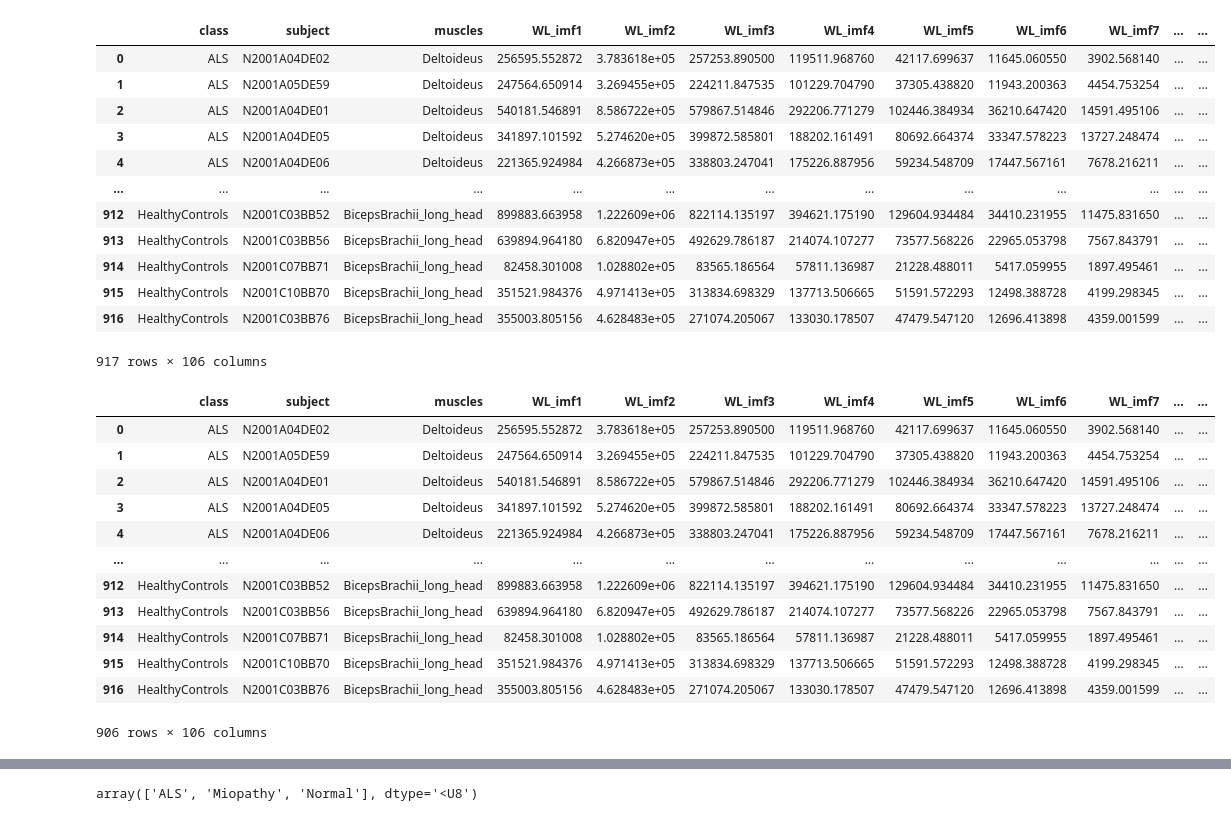
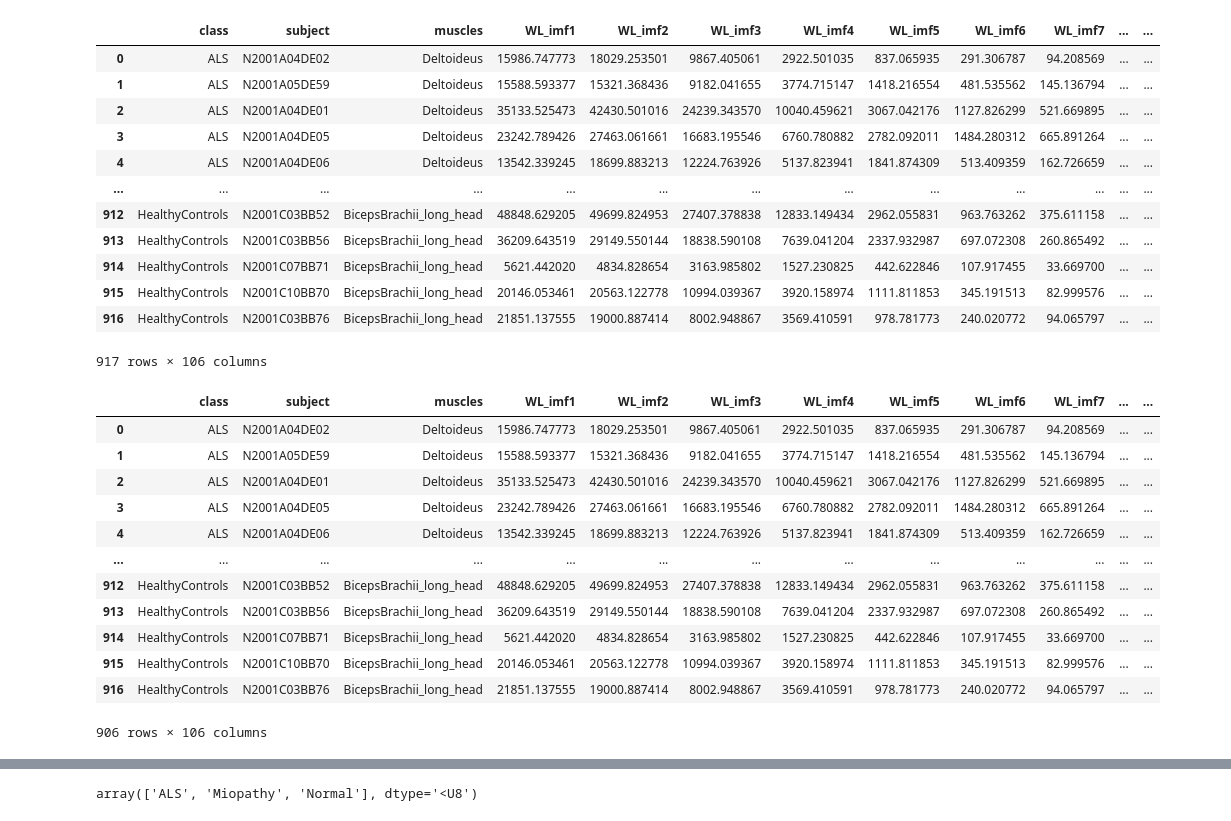
Before and after one commit to pabloreyesrobles/seminario-ipd477, a Jupyter notebook: ulda_reduction.ipynb, the cells around one changed output, grey strips where cells are left out. Saved outputs shown, nothing was run; the diff lists cells and outputs as text; code cells hidden in the pictures.

```diff
--- a/ulda_reduction.ipynb
+++ b/ulda_reduction.ipynb
@@ -4,21 +4,21 @@ import numpy as np
 import matplotlib.pyplot as plt
 from ulda import ulda, ulda_feature_reduction
 # %%
-df = pd.read_csv('_features.csv', index_col=0)
+df = pd.read_csv('features.csv', index_col=0)
 df
 # %% [output]
 |  | class | subject | muscles | WL_imf1 | WL_imf2 | WL_imf3 | WL_imf4 | WL_imf5 | WL_imf6 | WL_imf7 | ... | ... |
-| 0 | ALS | N2001A04DE02 | Deltoideus | 256595.552872 | 3.783618e+05 | 257253.890500 | 119511.968760 | 42117.699637 | 11645.060550 | 3902.568140 | ... | ... |
-| 1 | ALS | N2001A05DE59 | Deltoideus | 247564.650914 | 3.269455e+05 | 224211.847535 | 101229.704790 | 37305.438820 | 11943.200363 | 4454.753254 | ... | ... |
-| 2 | ALS | N2001A04DE01 | Deltoideus | 540181.546891 | 8.586722e+05 | 579867.514846 | 292206.771279 | 102446.384934 | 36210.647420 | 14591.495106 | ... | ... |
-| 3 | ALS | N2001A04DE05 | Deltoideus | 341897.101592 | 5.274620e+05 | 399872.585801 | 188202.161491 | 80692.664374 | 33347.578223 | 13727.248474 | ... | ... |
-| 4 | ALS | N2001A04DE06 | Deltoideus | 221365.924984 | 4.266873e+05 | 338803.247041 | 175226.887956 | 59234.548709 | 17447.567161 | 7678.216211 | ... | ... |
+| 0 | ALS | N2001A04DE02 | Deltoideus | 15986.747773 | 18029.253501 | 9867.405061 | 2922.501035 | 837.065935 | 291.306787 | 94.208569 | ... | ... |
+| 1 | ALS | N2001A05DE59 | Deltoideus | 15588.593377 | 15321.368436 | 9182.041655 | 3774.715147 | 1418.216554 | 481.535562 | 145.136794 | ... | ... |
+| 2 | ALS | N2001A04DE01 | Deltoideus | 35133.525473 | 42430.501016 | 24239.343570 | 10040.459621 | 3067.042176 | 1127.826299 | 521.669895 | ... | ... |
+| 3 | ALS | N2001A04DE05 | Deltoideus | 23242.789426 | 27463.061661 | 16683.195546 | 6760.780882 | 2782.092011 | 1484.280312 | 665.891264 | ... | ... |
+| 4 | ALS | N2001A04DE06 | Deltoideus | 13542.339245 | 18699.883213 | 12224.763926 | 5137.823941 | 1841.874309 | 513.409359 | 162.726659 | ... | ... |
 | ... | ... | ... | ... | ... | ... | ... | ... | ... | ... | ... | ... | ... |
-| 912 | HealthyControls | N2001C03BB52 | BicepsBrachii_long_head | 899883.663958 | 1.222609e+06 | 822114.135197 | 394621.175190 | 129604.934484 | 34410.231955 | 11475.831650 | ... | ... |
-| 913 | HealthyControls | N2001C03BB56 | BicepsBrachii_long_head | 639894.964180 | 6.820947e+05 | 492629.786187 | 214074.107277 | 73577.568226 | 22965.053798 | 7567.843791 | ... | ... |
-| 914 | HealthyControls | N2001C07BB71 | BicepsBrachii_long_head | 82458.301008 | 1.028802e+05 | 83565.186564 | 57811.136987 | 21228.488011 | 5417.059955 | 1897.495461 | ... | ... |
-| 915 | HealthyControls | N2001C10BB70 | BicepsBrachii_long_head | 351521.984376 | 4.971413e+05 | 313834.698329 | 137713.506665 | 51591.572293 | 12498.388728 | 4199.298345 | ... | ... |
-| 916 | HealthyControls | N2001C03BB76 | BicepsBrachii_long_head | 355003.805156 | 4.628483e+05 | 271074.205067 | 133030.178507 | 47479.547120 | 12696.413898 | 4359.001599 | ... | ... |
+| 912 | HealthyControls | N2001C03BB52 | BicepsBrachii_long_head | 48848.629205 | 49699.824953 | 27407.378838 | 12833.149434 | 2962.055831 | 963.763262 | 375.611158 | ... | ... |
+| 913 | HealthyControls | N2001C03BB56 | BicepsBrachii_long_head | 36209.643519 | 29149.550144 | 18838.590108 | 7639.041204 | 2337.932987 | 697.072308 | 260.865492 | ... | ... |
+| 914 | HealthyControls | N2001C07BB71 | BicepsBrachii_long_head | 5621.442020 | 4834.828654 | 3163.985802 | 1527.230825 | 442.622846 | 107.917455 | 33.669700 | ... | ... |
+| 915 | HealthyControls | N2001C10BB70 | BicepsBrachii_long_head | 20146.053461 | 20563.122778 | 10994.039367 | 3920.158974 | 1111.811853 | 345.191513 | 82.999576 | ... | ... |
+| 916 | HealthyControls | N2001C03BB76 | BicepsBrachii_long_head | 21851.137555 | 19000.887414 | 8002.948867 | 3569.410591 | 978.781773 | 240.020772 | 94.065797 | ... | ... |
 917 rows × 106 columns
 # %%
 df_clean = df.dropna(how='any')
@@ -29,17 +29,17 @@ data_feat = (data_feat - np.mean(data_feat, axis=0)) / np.std(data_feat, axis=0)
 df_clean
 # %% [output]
 |  | class | subject | muscles | WL_imf1 | WL_imf2 | WL_imf3 | WL_imf4 | WL_imf5 | WL_imf6 | WL_imf7 | ... | ... |
-| 0 | ALS | N2001A04DE02 | Deltoideus | 256595.552872 | 3.783618e+05 | 257253.890500 | 119511.968760 | 42117.699637 | 11645.060550 | 3902.568140 | ... | ... |
-| 1 | ALS | N2001A05DE59 | Deltoideus | 247564.650914 | 3.269455e+05 | 224211.847535 | 101229.704790 | 37305.438820 | 11943.200363 | 4454.753254 | ... | ... |
-| 2 | ALS | N2001A04DE01 | Deltoideus | 540181.546891 | 8.586722e+05 | 579867.514846 | 292206.771279 | 102446.384934 | 36210.647420 | 14591.495106 | ... | ... |
-| 3 | ALS | N2001A04DE05 | Deltoideus | 341897.101592 | 5.274620e+05 | 399872.585801 | 188202.161491 | 80692.664374 | 33347.578223 | 13727.248474 | ... | ... |
-| 4 | ALS | N2001A04DE06 | Deltoideus | 221365.924984 | 4.266873e+05 | 338803.247041 | 175226.887956 | 59234.548709 | 17447.567161 | 7678.216211 | ... | ... |
+| 0 | ALS | N2001A04DE02 | Deltoideus | 15986.747773 | 18029.253501 | 9867.405061 | 2922.501035 | 837.065935 | 291.306787 | 94.208569 | ... | ... |
+| 1 | ALS | N2001A05DE59 | Deltoideus | 15588.593377 | 15321.368436 | 9182.041655 | 3774.715147 | 1418.216554 | 481.535562 | 145.136794 | ... | ... |
+| 2 | ALS | N2001A04DE01 | Deltoideus | 35133.525473 | 42430.501016 | 24239.343570 | 10040.459621 | 3067.042176 | 1127.826299 | 521.669895 | ... | ... |
+| 3 | ALS | N2001A04DE05 | Deltoideus | 23242.789426 | 27463.061661 | 16683.195546 | 6760.780882 | 2782.092011 | 1484.280312 | 665.891264 | ... | ... |
+| 4 | ALS | N2001A04DE06 | Deltoideus | 13542.339245 | 18699.883213 | 12224.763926 | 5137.823941 | 1841.874309 | 513.409359 | 162.726659 | ... | ... |
 | ... | ... | ... | ... | ... | ... | ... | ... | ... | ... | ... | ... | ... |
-| 912 | HealthyControls | N2001C03BB52 | BicepsBrachii_long_head | 899883.663958 | 1.222609e+06 | 822114.135197 | 394621.175190 | 129604.934484 | 34410.231955 | 11475.831650 | ... | ... |
-| 913 | HealthyControls | N2001C03BB56 | BicepsBrachii_long_head | 639894.964180 | 6.820947e+05 | 492629.786187 | 214074.107277 | 73577.568226 | 22965.053798 | 7567.843791 | ... | ... |
-| 914 | HealthyControls | N2001C07BB71 | BicepsBrachii_long_head | 82458.301008 | 1.028802e+05 | 83565.186564 | 57811.136987 | 21228.488011 | 5417.059955 | 1897.495461 | ... | ... |
-| 915 | HealthyControls | N2001C10BB70 | BicepsBrachii_long_head | 351521.984376 | 4.971413e+05 | 313834.698329 | 137713.506665 | 51591.572293 | 12498.388728 | 4199.298345 | ... | ... |
-| 916 | HealthyControls | N2001C03BB76 | BicepsBrachii_long_head | 355003.805156 | 4.628483e+05 | 271074.205067 | 133030.178507 | 47479.547120 | 12696.413898 | 4359.001599 | ... | ... |
+| 912 | HealthyControls | N2001C03BB52 | BicepsBrachii_long_head | 48848.629205 | 49699.824953 | 27407.378838 | 12833.149434 | 2962.055831 | 963.763262 | 375.611158 | ... | ... |
+| 913 | HealthyControls | N2001C03BB56 | BicepsBrachii_long_head | 36209.643519 | 29149.550144 | 18838.590108 | 7639.041204 | 2337.932987 | 697.072308 | 260.865492 | ... | ... |
+| 914 | HealthyControls | N2001C07BB71 | BicepsBrachii_long_head | 5621.442020 | 4834.828654 | 3163.985802 | 1527.230825 | 442.622846 | 107.917455 | 33.669700 | ... | ... |
+| 915 | HealthyControls | N2001C10BB70 | BicepsBrachii_long_head | 20146.053461 | 20563.122778 | 10994.039367 | 3920.158974 | 1111.811853 | 345.191513 | 82.999576 | ... | ... |
+| 916 | HealthyControls | N2001C03BB76 | BicepsBrachii_long_head | 21851.137555 | 19000.887414 | 8002.948867 | 3569.410591 | 978.781773 | 240.020772 | 94.065797 | ... | ... |
 906 rows × 106 columns
 # %%
 red_feat = ulda_feature_reduction(data_feat, data_classes, 2)
```
Also changed, not shown: parts of 3 cells of this notebook, 6 other files.
